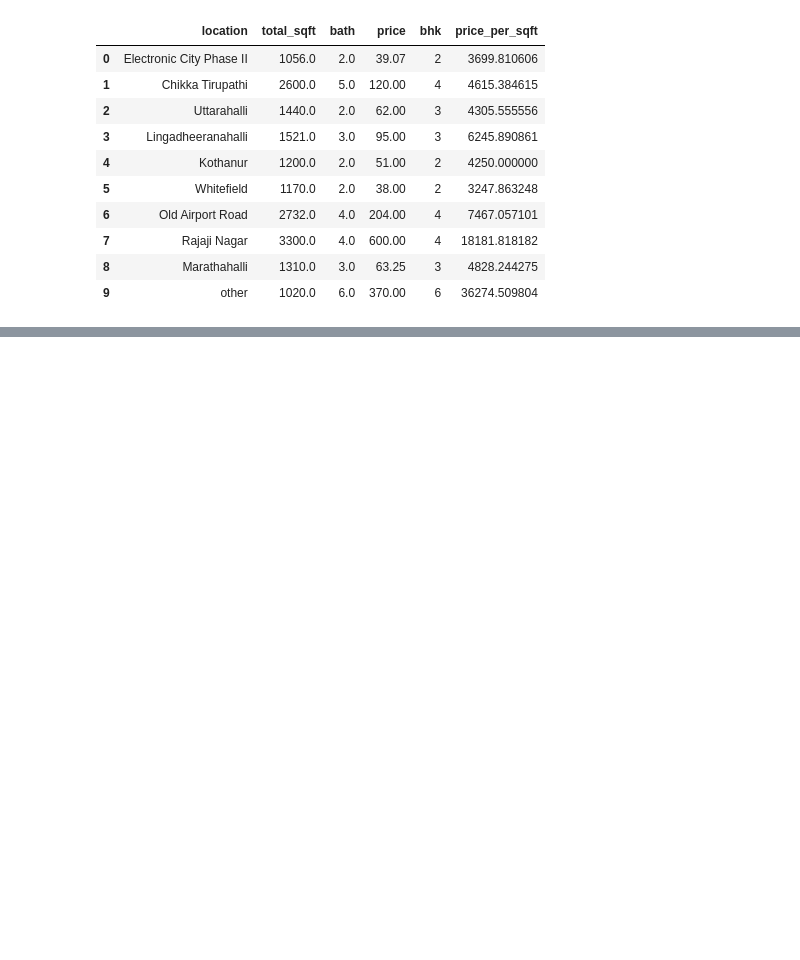
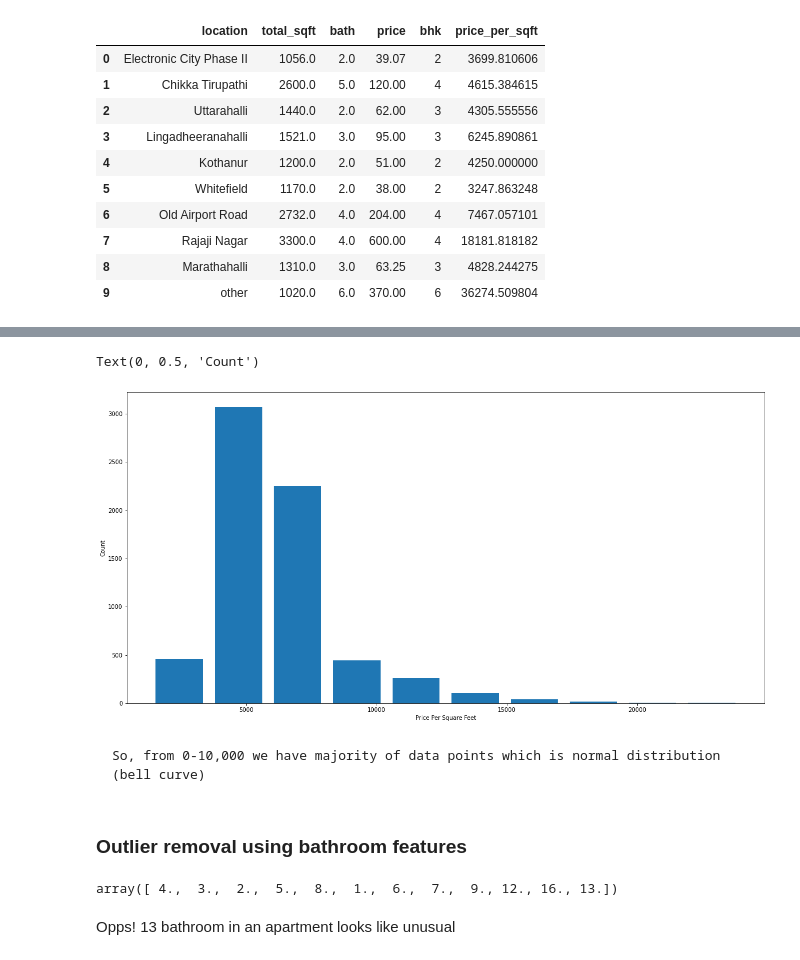
Before and after one commit to Shaon2221/Learning-and-Experimenting_Data-Science, a Jupyter notebook: Projects/Real Estate Price Prediction/Home Price Prediction.ipynb, the cells around one changed output, grey strips where cells are left out. Cells and saved outputs as stored; diff of their text form; code cells hidden in the pictures; blank space fills up the shorter version.

```diff
--- a/Projects/Real Estate Price Prediction/Home Price Prediction.ipynb
+++ b/Projects/Real Estate Price Prediction/Home Price Prediction.ipynb
@@ -357,0 +486,19 @@ df4.head(10)
+# %%
+import matplotlib
+matplotlib.rcParams["figure.figsize"] = (20,10)
+plt.hist(df7.price_per_sqft,rwidth=0.8) # histogram for how many apartment per squar feet area
+plt.xlabel("Price Per Square Feet")
+plt.ylabel("Count")
+# %% [output]
+Text(0, 0.5, 'Count')
+[figure, added]
+# %% [markdown]
+    So, from 0-10,000 we have majority of data points which is normal distribution (bell curve)
+# %% [markdown]
+### Outlier removal using bathroom features
+# %%
+df7.bath.unique()
+# %% [output]
+array([ 4.,  3.,  2.,  5.,  8.,  1.,  6.,  7.,  9., 12., 16., 13.])
+# %% [markdown]
+Opps! 13 bathroom in an apartment looks like unusual
```
Also changed, not shown: parts of 30 cells of this notebook.
